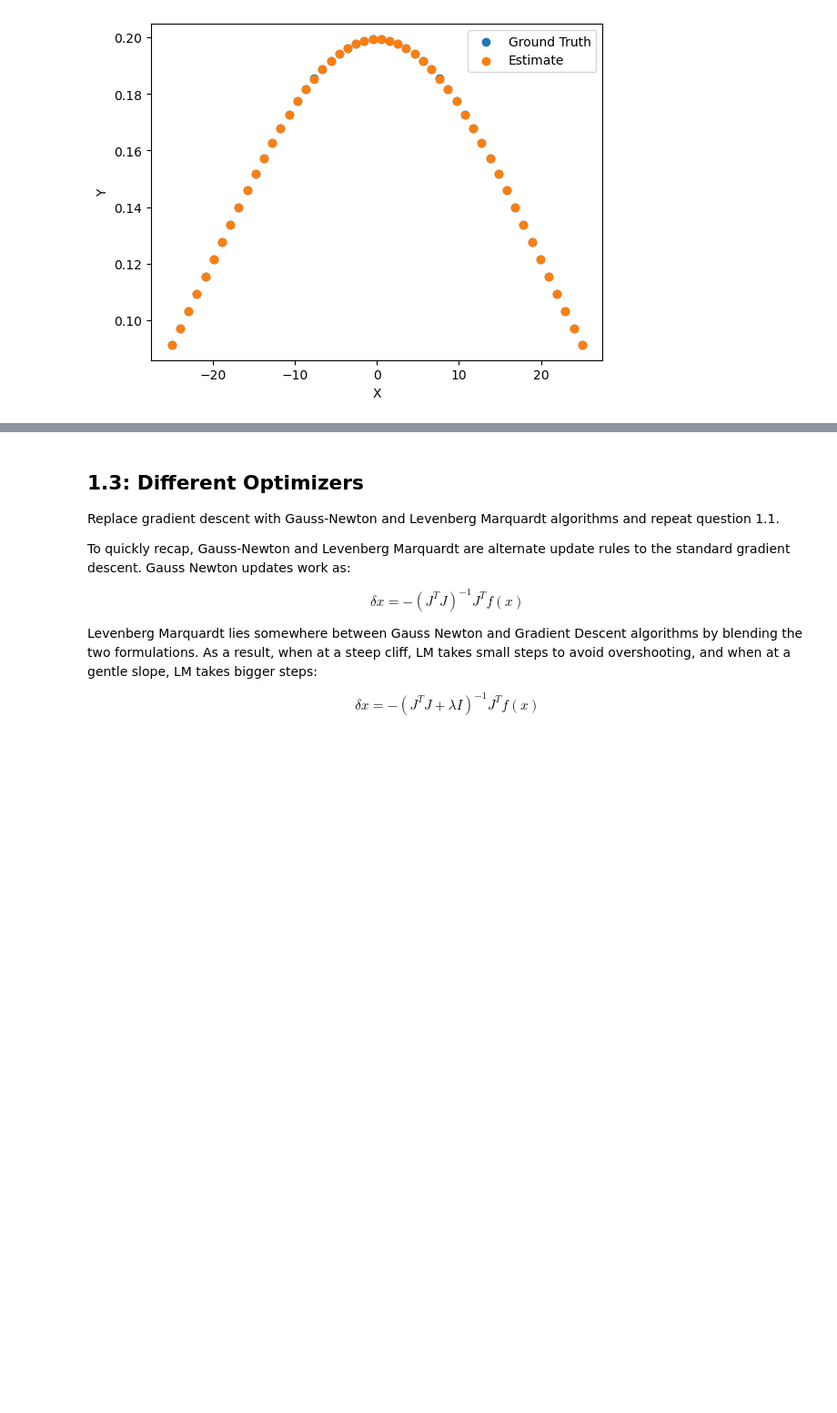
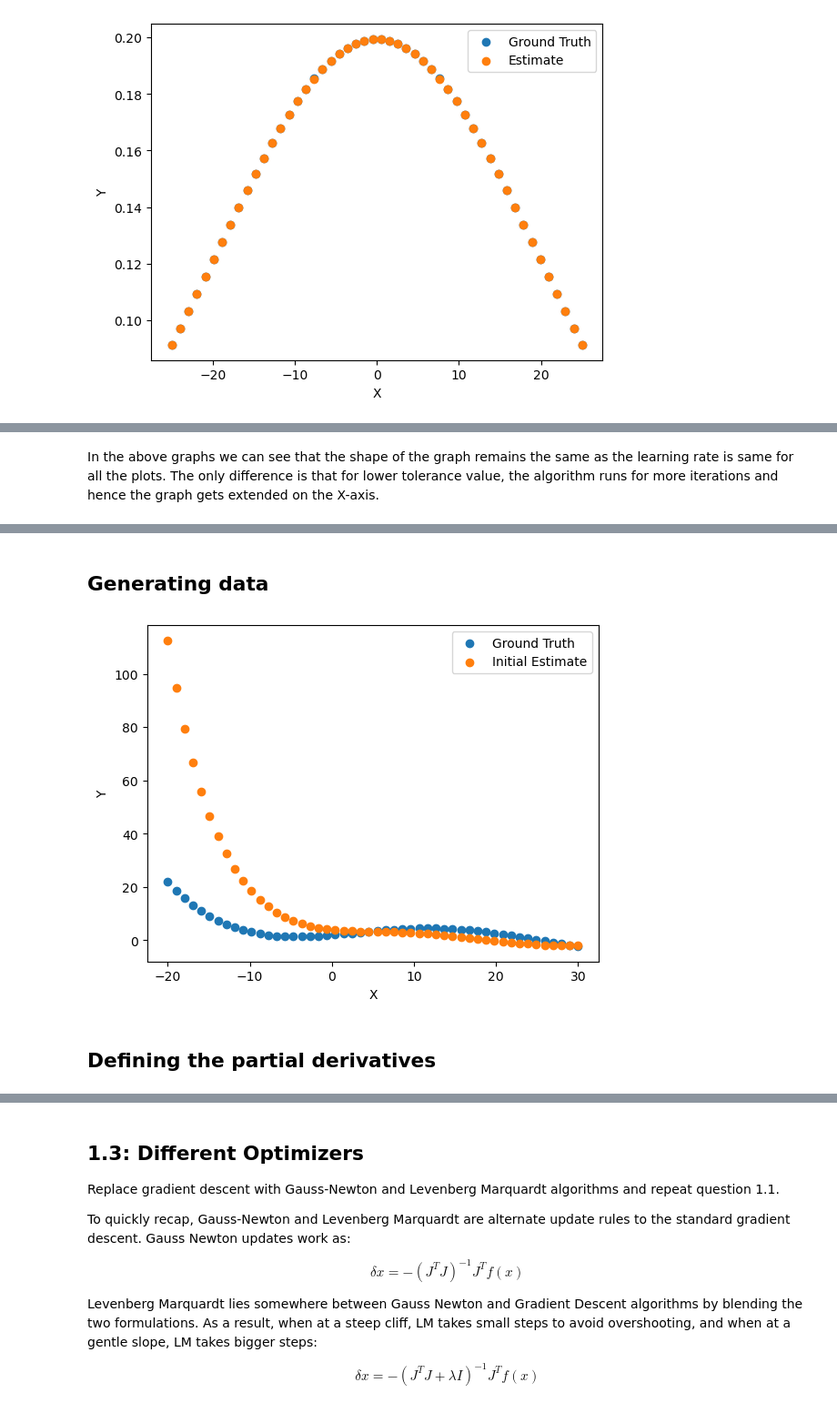
Before and after one commit to tusharc31/Mobile-Robotics, a Jupyter notebook: Assignment-3/Assignment-3.ipynb, the cells around one changed output, grey strips where cells are left out. Shown at 91% size. Drawn from its saved outputs; the diff is of its cells as text; code cells hidden in the pictures; blank space fills up the shorter version.

```diff
--- a/Assignment-3/Assignment-3.ipynb
+++ b/Assignment-3/Assignment-3.ipynb
@@ -473,3 +475,5 @@ In the above graphs we can see that the shape of the graph remains the same as t
+# %% [markdown]
+In the above graphs we can see that the shape of the graph remains the same as the learning rate is same for all the plots. The only difference is that for lower tolerance value, the algorithm runs for more iterations and hence the graph gets extended on the X-axis.
 # %% [markdown]
 ## 1.2: Another Non-Linear function
 Now that you've got the hang of computing the jacobian matrix for a non-linear function via the aid of an example, try to compute the jacobian of a secondary gaussian function by carrying out steps similar to what has been shown above. The function is plotted below:
@@ -483,2 +489,25 @@ where $num\_obs$ is 50.
+# %% [markdown]
+## Generating data
 # %%
-from helpers.func import make_non_linear
+xobs = np.linspace(-20, 30, 50)
+yobs = []
+yest = []
+
+plt.clf()
+
+for i in xobs:
+    yobs.append(make_non_linear(i, 2, 8, 4, 8))
+
+for i in xobs:
+    yest.append(make_non_linear(i, 4, 6, 2, 6))
+
+plt.scatter(xobs, yobs)
+plt.scatter(xobs, yest)
+plt.xlabel("X")
+plt.ylabel("Y")
+plt.legend(['Ground Truth', 'Initial Estimate'])
+plt.show()
+# %% [output]
+[figure, added]
+# %% [markdown]
+## Defining the partial derivatives
```
Also changed, not shown: parts of 43 cells of this notebook, 1 other file.
